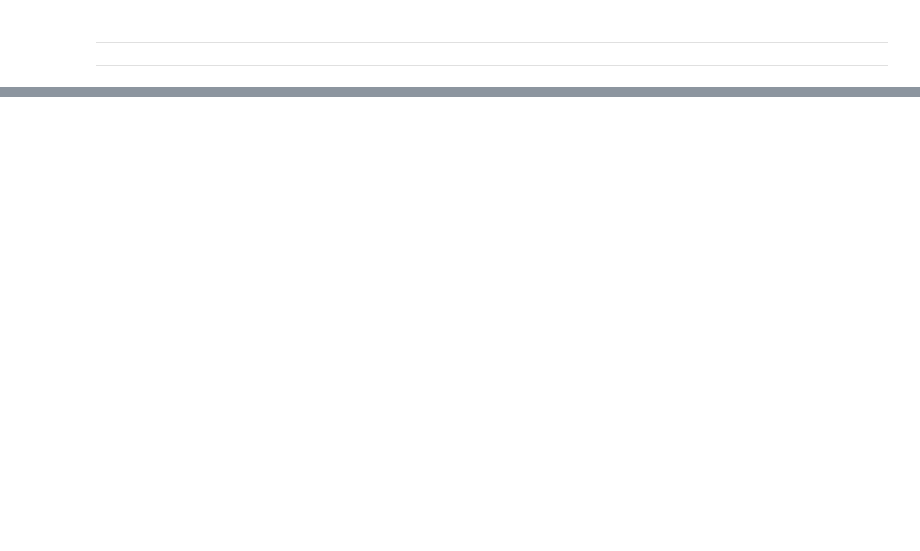
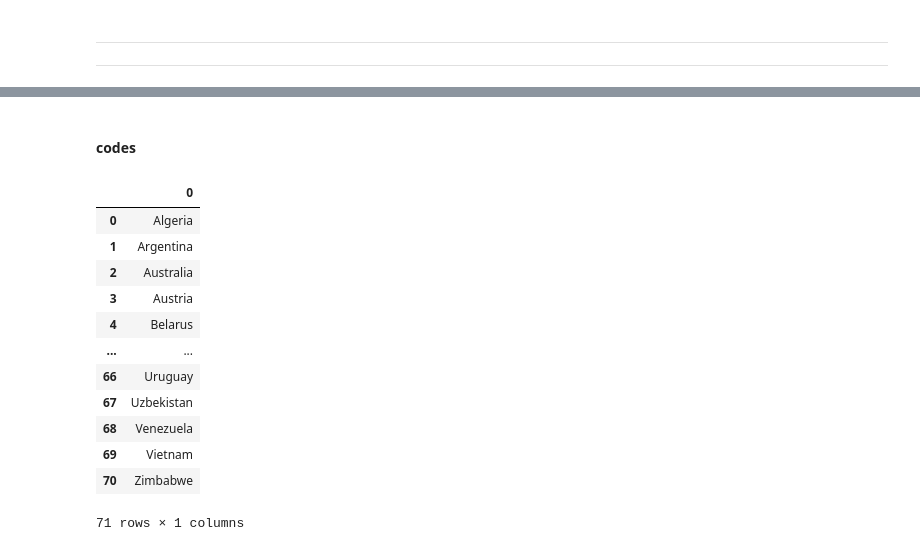
Before and after one commit to AliFani1/Data-Analysis-Group-Project---Daneshkar-Academy, a Jupyter notebook: Analyze.ipynb, the cells around one changed output, grey strips where cells are left out. Drawn from its saved outputs; the diff is of its cells as text; code cells hidden in the pictures; blank space fills up the shorter version.

```diff
--- a/Analyze.ipynb
+++ b/Analyze.ipynb
@@ -373,0 +330,23 @@ venue_dataframe
+# %% [markdown]
+#### codes
+# %%
+country_1 = pd.DataFrame(venue_dataframe["country"].unique())
+country_2 = pd.DataFrame(home_team_dataframe["country"].unique())
+country_3 = pd.DataFrame(away_team_dataframe["country"].unique())
+country_ = pd.merge(pd.merge(country_1, country_2, how = 'outer'), country_3, how = "outer")
+
+pd.DataFrame(country_[0].unique()).dropna()
+# %% [output]
+|  | 0 |
+| 0 | Algeria |
+| 1 | Argentina |
+| 2 | Australia |
+| 3 | Austria |
+| 4 | Belarus |
+| ... | ... |
+| 66 | Uruguay |
+| 67 | Uzbekistan |
+| 68 | Venezuela |
+| 69 | Vietnam |
+| 70 | Zimbabwe |
+71 rows × 1 columns
```
Also changed, not shown: parts of 44 cells of this notebook, 1 other file.
